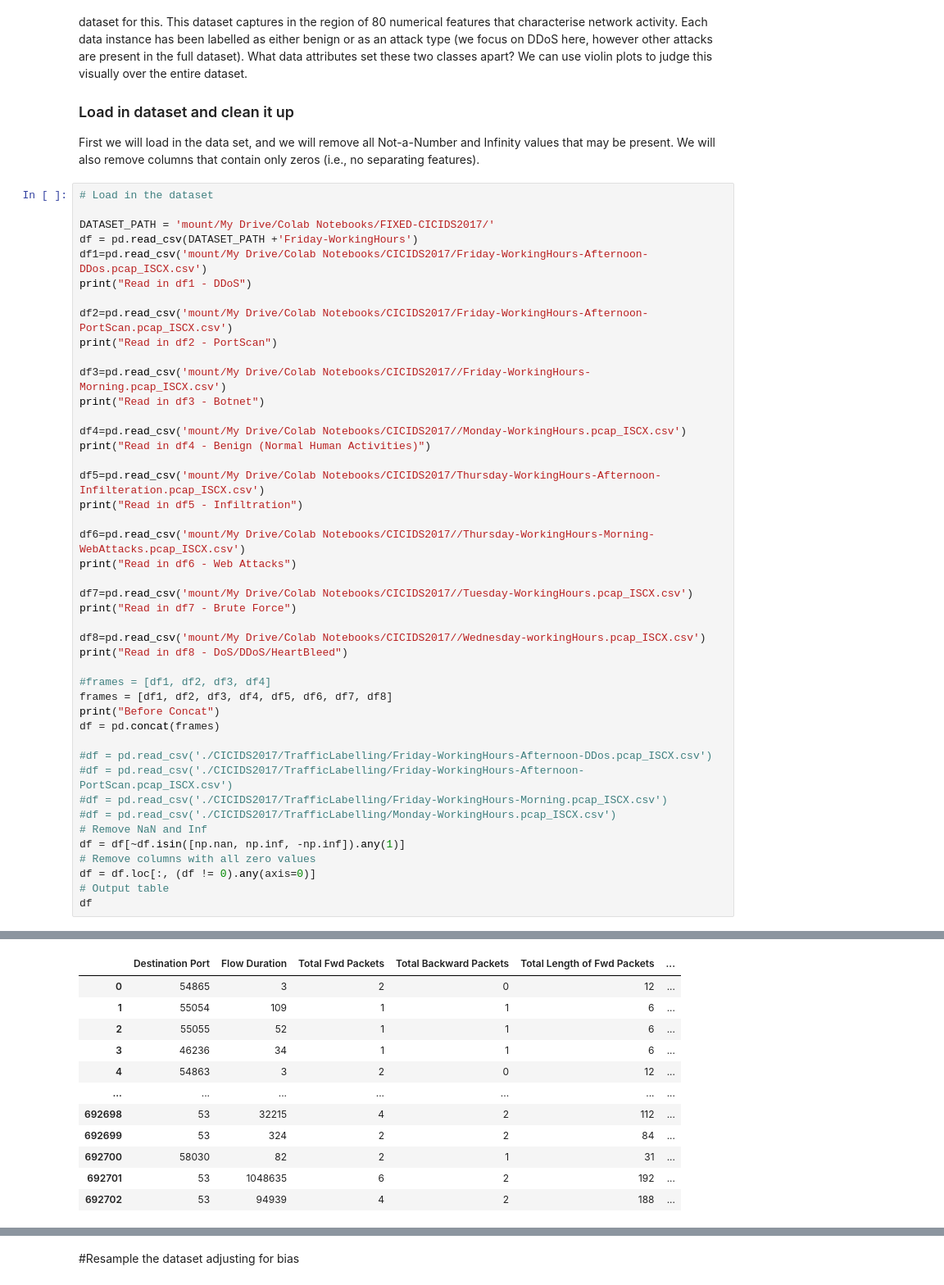
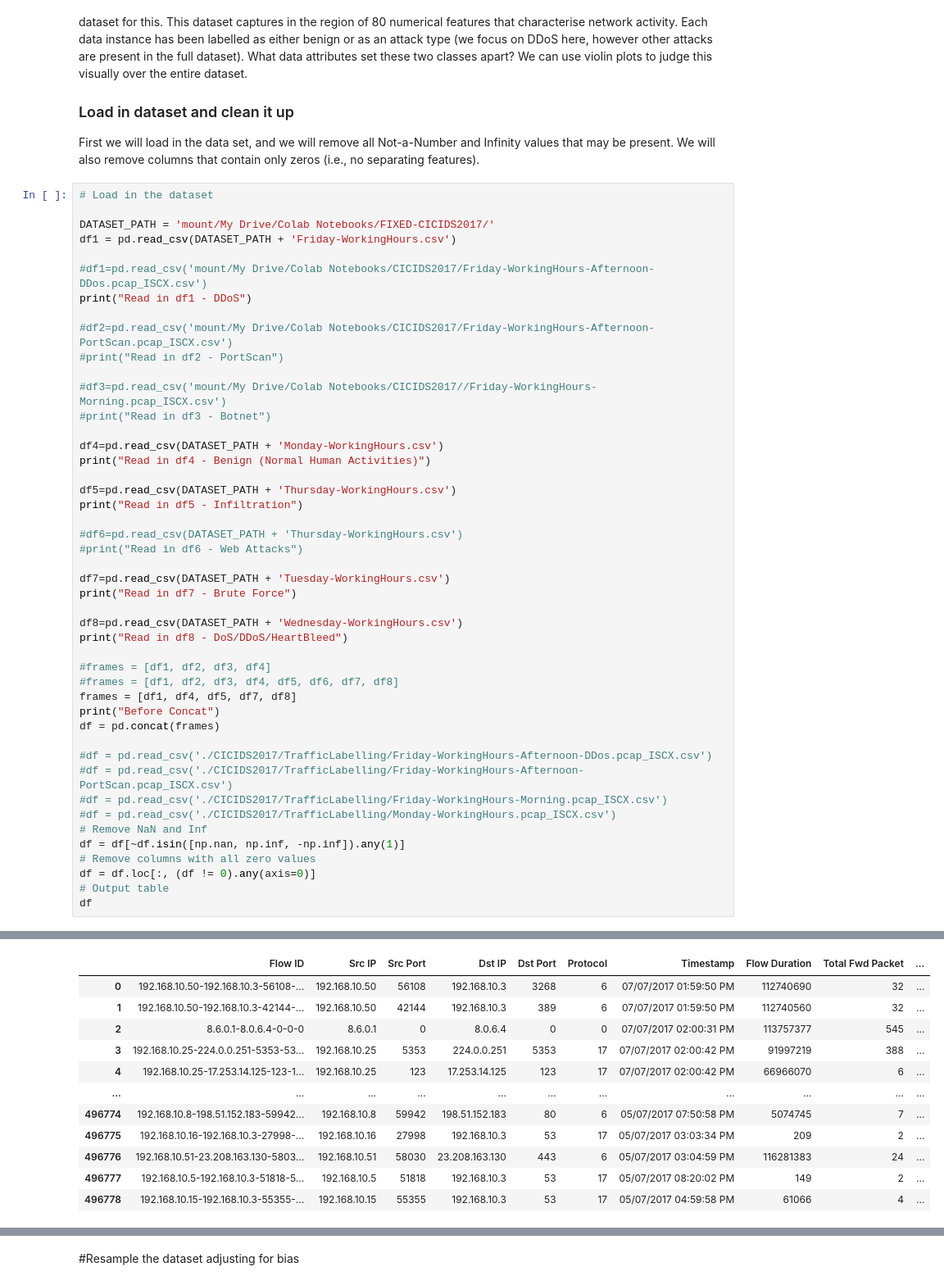
Before and after one commit to mccarthyajb/HL-NTAC, a Jupyter notebook: 1_Read_In_and_Resample_Dataset.ipynb, the cells around one changed output, grey strips where cells are left out. Shown at 82% size. Drawn from its saved outputs; the diff is of its cells as text.

```diff
--- a/1_Read_In_and_Resample_Dataset.ipynb
+++ b/1_Read_In_and_Resample_Dataset.ipynb
@@ -84,33 +71,35 @@ First we will load in the data set, and we will remove all Not-a-Number and Infi
 # Load in the dataset
 
 DATASET_PATH = 'mount/My Drive/Colab Notebooks/FIXED-CICIDS2017/'
-df = pd.read_csv(DATASET_PATH +'Friday-WorkingHours')
-df1=pd.read_csv('mount/My Drive/Colab Notebooks/CICIDS2017/Friday-WorkingHours-Afternoon-DDos.pcap_ISCX.csv')
+df1 = pd.read_csv(DATASET_PATH + 'Friday-WorkingHours.csv')
+
+#df1=pd.read_csv('mount/My Drive/Colab Notebooks/CICIDS2017/Friday-WorkingHours-Afternoon-DDos.pcap_ISCX.csv')
 print("Read in df1 - DDoS")
 
-df2=pd.read_csv('mount/My Drive/Colab Notebooks/CICIDS2017/Friday-WorkingHours-Afternoon-PortScan.pcap_ISCX.csv')
-print("Read in df2 - PortScan")
+#df2=pd.read_csv('mount/My Drive/Colab Notebooks/CICIDS2017/Friday-WorkingHours-Afternoon-PortScan.pcap_ISCX.csv')
+#print("Read in df2 - PortScan")
 
-df3=pd.read_csv('mount/My Drive/Colab Notebooks/CICIDS2017//Friday-WorkingHours-Morning.pcap_ISCX.csv')
-print("Read in df3 - Botnet")
+#df3=pd.read_csv('mount/My Drive/Colab Notebooks/CICIDS2017//Friday-WorkingHours-Morning.pcap_ISCX.csv')
+#print("Read in df3 - Botnet")
 
-df4=pd.read_csv('mount/My Drive/Colab Notebooks/CICIDS2017//Monday-WorkingHours.pcap_ISCX.csv')
+df4=pd.read_csv(DATASET_PATH + 'Monday-WorkingHours.csv')
 print("Read in df4 - Benign (Normal Human Activities)")
 
-df5=pd.read_csv('mount/My Drive/Colab Notebooks/CICIDS2017/Thursday-WorkingHours-Afternoon-Infilteration.pcap_ISCX.csv')
+df5=pd.read_csv(DATASET_PATH + 'Thursday-WorkingHours.csv')
 print("Read in df5 - Infiltration")
 
-df6=pd.read_csv('mount/My Drive/Colab Notebooks/CICIDS2017//Thursday-WorkingHours-Morning-WebAttacks.pcap_ISCX.csv')
-print("Read in df6 - Web Attacks")
+#df6=pd.read_csv(DATASET_PATH + 'Thursday-WorkingHours.csv')
+#print("Read in df6 - Web Attacks")
 
-df7=pd.read_csv('mount/My Drive/Colab Notebooks/CICIDS2017//Tuesday-WorkingHours.pcap_ISCX.csv')
+df7=pd.read_csv(DATASET_PATH + 'Tuesday-WorkingHours.csv')
 print("Read in df7 - Brute Force")
 
-df8=pd.read_csv('mount/My Drive/Colab Notebooks/CICIDS2017//Wednesday-workingHours.pcap_ISCX.csv')
+df8=pd.read_csv(DATASET_PATH + 'Wednesday-WorkingHours.csv')
 print("Read in df8 - DoS/DDoS/HeartBleed")
 
 #frames = [df1, df2, df3, df4]
-frames = [df1, df2, df3, df4, df5, df6, df7, df8]
+#frames = [df1, df2, df3, df4, df5, df6, df7, df8]
+frames = [df1, df4, df5, df7, df8]
 print("Before Concat")
 df = pd.concat(frames)
 
@@ -134,15 +120,15 @@ Read in df6 - Web Attacks
 Read in df7 - Brute Force
 Read in df8 - DoS/DDoS/HeartBleed
 Before Concat
-|  | Destination Port | Flow Duration | Total Fwd Packets | Total Backward Packets | Total Length of Fwd Packets | ... |
-| 0 | 54865 | 3 | 2 | 0 | 12 | ... |
-| 1 | 55054 | 109 | 1 | 1 | 6 | ... |
-| 2 | 55055 | 52 | 1 | 1 | 6 | ... |
-| 3 | 46236 | 34 | 1 | 1 | 6 | ... |
-| 4 | 54863 | 3 | 2 | 0 | 12 | ... |
-| ... | ... | ... | ... | ... | ... | ... |
-| 692698 | 53 | 32215 | 4 | 2 | 112 | ... |
-| 692699 | 53 | 324 | 2 | 2 | 84 | ... |
-| 692700 | 58030 | 82 | 2 | 1 | 31 | ... |
-| 692701 | 53 | 1048635 | 6 | 2 | 192 | ... |
-| 692702 | 53 | 94939 | 4 | 2 | 188 | ... |
+|  | Flow ID | Src IP | Src Port | Dst IP | Dst Port | Protocol | Timestamp | Flow Duration | Total Fwd Packet | ... |
+| 0 | 192.168.10.50-192.168.10.3-56108-... | 192.168.10.50 | 56108 | 192.168.10.3 | 3268 | 6 | 07/07/2017 01:59:50 PM | 112740690 | 32 | ... |
+| 1 | 192.168.10.50-192.168.10.3-42144-... | 192.168.10.50 | 42144 | 192.168.10.3 | 389 | 6 | 07/07/2017 01:59:50 PM | 112740560 | 32 | ... |
+| 2 | 8.6.0.1-8.0.6.4-0-0-0 | 8.6.0.1 | 0 | 8.0.6.4 | 0 | 0 | 07/07/2017 02:00:31 PM | 113757377 | 545 | ... |
+| 3 | 192.168.10.25-224.0.0.251-5353-53... | 192.168.10.25 | 5353 | 224.0.0.251 | 5353 | 17 | 07/07/2017 02:00:42 PM | 91997219 | 388 | ... |
+| 4 | 192.168.10.25-17.253.14.125-123-1... | 192.168.10.25 | 123 | 17.253.14.125 | 123 | 17 | 07/07/2017 02:00:42 PM | 66966070 | 6 | ... |
+| ... | ... | ... | ... | ... | ... | ... | ... | ... | ... | ... |
+| 496774 | 192.168.10.8-198.51.152.183-59942... | 192.168.10.8 | 59942 | 198.51.152.183 | 80 | 6 | 05/07/2017 07:50:58 PM | 5074745 | 7 | ... |
+| 496775 | 192.168.10.16-192.168.10.3-27998-... | 192.168.10.16 | 27998 | 192.168.10.3 | 53 | 17 | 05/07/2017 03:03:34 PM | 209 | 2 | ... |
+| 496776 | 192.168.10.51-23.208.163.130-5803... | 192.168.10.51 | 58030 | 23.208.163.130 | 443 | 6 | 05/07/2017 03:04:59 PM | 116281383 | 24 | ... |
+| 496777 | 192.168.10.5-192.168.10.3-51818-5... | 192.168.10.5 | 51818 | 192.168.10.3 | 53 | 17 | 05/07/2017 08:20:02 PM | 149 | 2 | ... |
+| 496778 | 192.168.10.15-192.168.10.3-55355-... | 192.168.10.15 | 55355 | 192.168.10.3 | 53 | 17 | 05/07/2017 04:59:58 PM | 61066 | 4 | ... |
```
Also changed, not shown: parts of 8 cells of this notebook.
